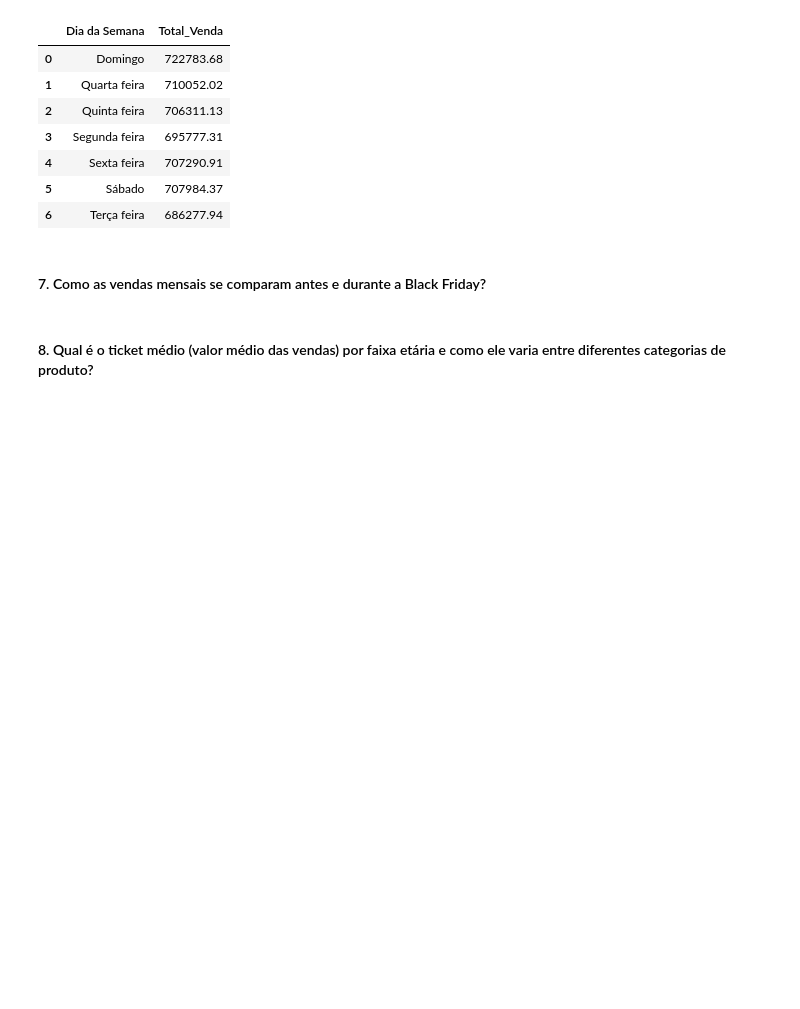
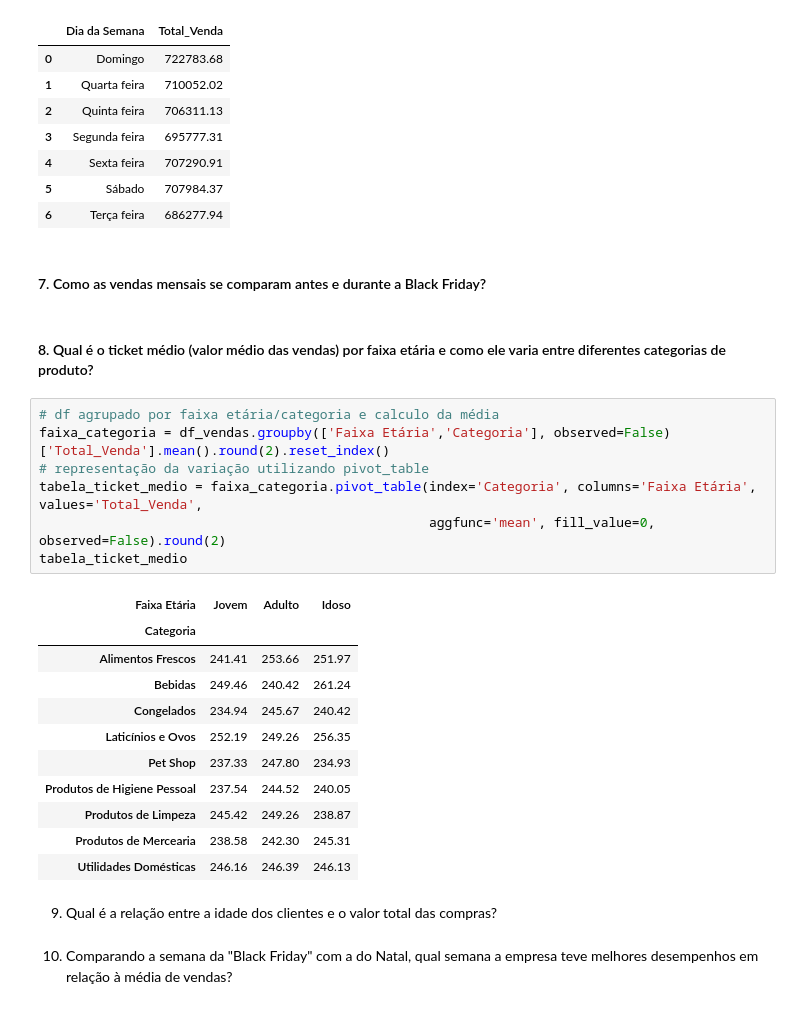
Before and after one commit to felipealbanez/Estudos, a Jupyter notebook: CAIXA_Verso/Módulo 02 - Análise Exploratória de Dados/Projeto_Final_AED.ipynb, the cells around one changed output. Drawn from its saved outputs; the diff is of its cells as text; blank space fills up the shorter version.

```diff
--- a/CAIXA_Verso/Módulo 02 - Análise Exploratória de Dados/Projeto_Final_AED.ipynb
+++ b/CAIXA_Verso/Módulo 02 - Análise Exploratória de Dados/Projeto_Final_AED.ipynb
@@ -440,3 +440,27 @@ vendas_semana
 #### 7. Como as vendas mensais se comparam antes e durante a Black Friday?
 # %% [markdown]
 #### 8. Qual é o ticket médio (valor médio das vendas) por faixa etária e como ele varia entre diferentes categorias de produto?
+# %%
+# df agrupado por faixa etária/categoria e calculo da média
+faixa_categoria = df_vendas.groupby(['Faixa Etária','Categoria'], observed=False)['Total_Venda'].mean().round(2).reset_index()
+# representação da variação utilizando pivot_table
+tabela_ticket_medio = faixa_categoria.pivot_table(index='Categoria', columns='Faixa Etária', values='Total_Venda',
+                                                  aggfunc='mean', fill_value=0, observed=False).round(2)
+tabela_ticket_medio
+# %% [output]
+| Faixa Etária | Jovem | Adulto | Idoso |
+| Categoria |  |  |  |
+| Alimentos Frescos | 241.41 | 253.66 | 251.97 |
+| Bebidas | 249.46 | 240.42 | 261.24 |
+| Congelados | 234.94 | 245.67 | 240.42 |
+| Laticínios e Ovos | 252.19 | 249.26 | 256.35 |
+| Pet Shop | 237.33 | 247.80 | 234.93 |
+| Produtos de Higiene Pessoal | 237.54 | 244.52 | 240.05 |
+| Produtos de Limpeza | 245.42 | 249.26 | 238.87 |
+| Produtos de Mercearia | 238.58 | 242.30 | 245.31 |
+| Utilidades Domésticas | 246.16 | 246.39 | 246.13 |
+# %% [markdown]
+09. Qual é a relação entre a idade dos clientes e o valor total das compras?
+# %% [markdown]
+10. Comparando a semana da "Black Friday" com a do Natal, qual semana a empresa teve melhores desempenhos em
+relação à média de vendas?
```
Also changed, not shown: parts of 1 cell of this notebook.
